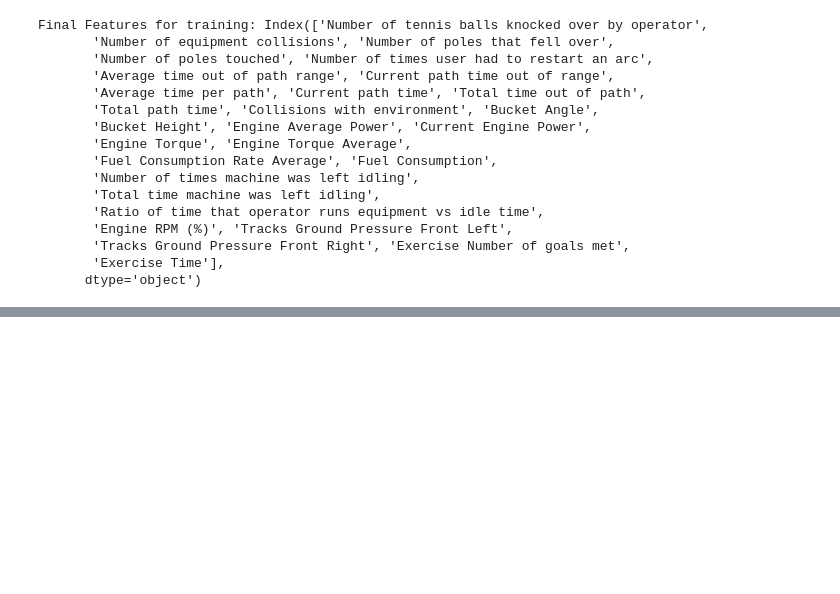
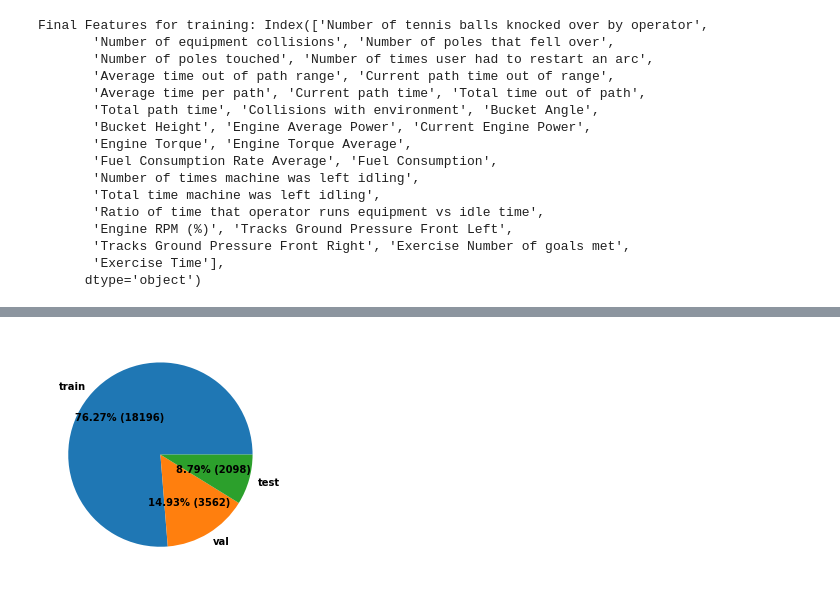
Before and after one commit to pranavAL/InvRL_Auto-Evaluate, a Jupyter notebook: EDA.ipynb, the cells around one changed output, grey strips where cells are left out. Drawn from its saved outputs; the diff is of its cells as text; code cells hidden in the pictures; blank space fills up the shorter version.

```diff
--- a/EDA.ipynb
+++ b/EDA.ipynb
@@ -264,0 +291,8 @@ test_df = create_dataset(test_sess, test_df)
+# %%
+num_data = [18196,3562,2098]
+labels = ["train", "val", "test"]
+plt.pie(num_data, labels=labels, autopct=make_autopct(num_data))
+
+plt.show()
+# %% [output]
+[figure, added]
```
Also changed, not shown: parts of 7 cells of this notebook, 21 other files.
